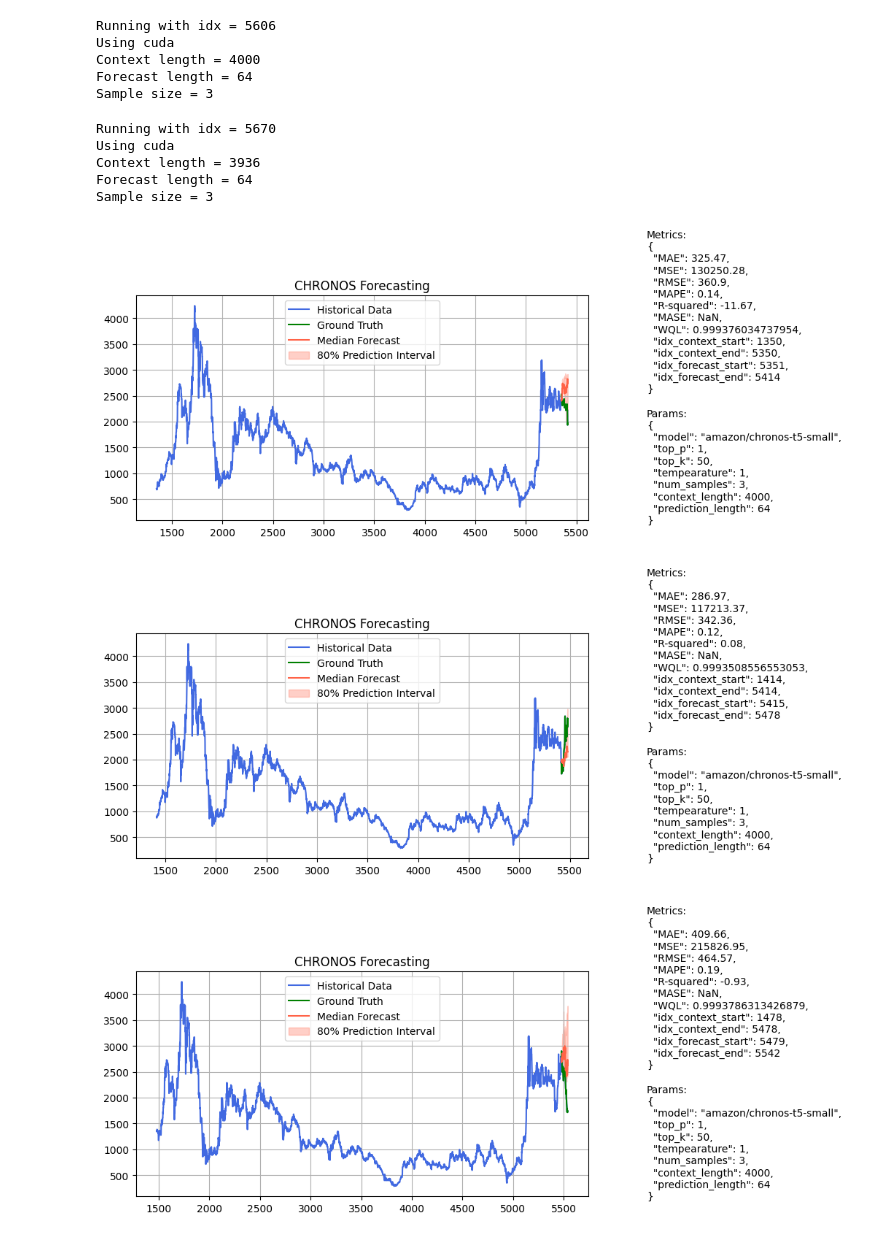
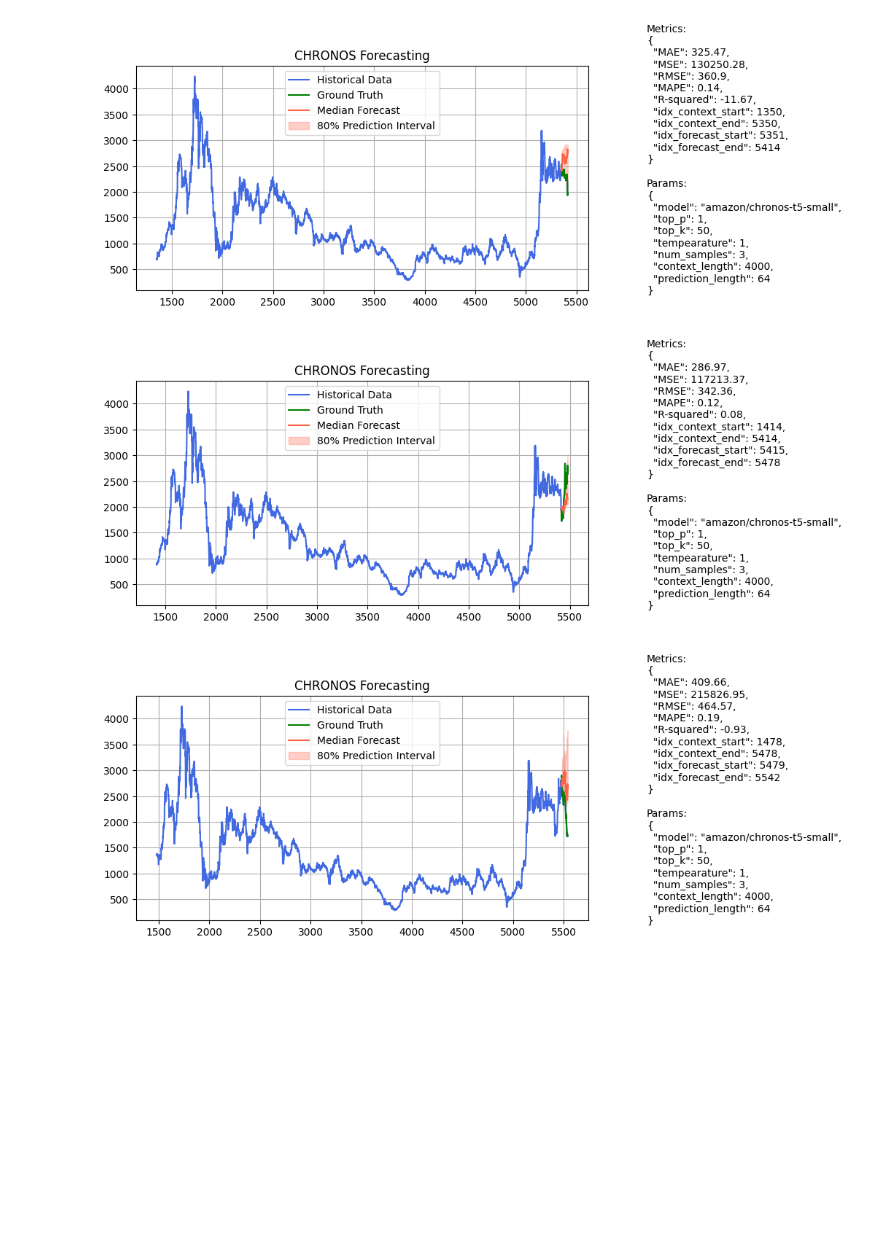
Before and after one commit to yogipuji15/chronos-research, a Jupyter notebook: zero_shot_2.ipynb, the cells around one changed output. Cells and saved outputs as stored; diff of their text form; code cells hidden in the pictures; blank space fills up the shorter version.

```diff
--- a/zero_shot_2.ipynb
+++ b/zero_shot_2.ipynb
@@ -41,7 +41,7 @@ class ChronosForecaster:
         result.plot()
         return result
 
-    def calculate_metrics(self, predicted, ground_truth, metrics_df):
+    def calculate_metrics(self, predicted, ground_truth):
         mae = mean_absolute_error(ground_truth, predicted)
         mse = mean_squared_error(ground_truth, predicted)
         rmse = np.sqrt(mse)
@@ -54,8 +54,6 @@ class ChronosForecaster:
             'RMSE': round(rmse,2),
             'MAPE': round(mape,2),
             'R-squared': round(r_squared,2),
-            'MASE': metrics_df.iloc[0, 0],
-            'WQL': metrics_df.iloc[0, 1]
         }
 
     # Split by percentage
@@ -121,42 +119,11 @@ class ChronosForecaster:
             limit_prediction_length=self.limit_pred_len
         )
 
-        # Generate forecast samples ==================
-        forecast_samples = []
-        for batch in tqdm(batcher(test_data.input, batch_size=32)):
-            context = [torch.tensor(entry["target"]) for entry in batch]
-            forecast_samples.append(
-                self.pipeline.predict(
-                    context,
-                    prediction_length=prediction_length,
-                    num_samples=num_samples,
-                ).numpy()
-            )
-        forecast_samples = np.concatenate(forecast_samples)
-
-        # Convert forecast samples into gluonts SampleForecast objects
-        sample_forecasts = []
-        for item, ts in zip(forecast_samples, test_data.input):
-            forecast_start_date = ts["start"] + len(ts["target"])
-            sample_forecasts.append(
-                SampleForecast(samples=item, start_date=forecast_start_date)
-            )
-
-        # Evaluate
-        metrics_df = evaluate_forecasts(
-            sample_forecasts,
-            test_data=test_data,
-            metrics=[
-                MASE(),
-                MeanWeightedSumQuantileLoss(np.arange(0.1, 1.0, 0.1)),
-            ],
-        )
-
         # self.forecast_index = range(len(self.y_train), len(self.y_train) + prediction_length)
         self.forecast_index = range(self.y_test.index[0], self.y_test.index[-1] + 1)
         self.low, self.median, self.high = np.quantile(self.forecast[0].numpy(), [0.1, 0.5, 0.9], axis=0)
         # self.median = self.forecast[0].numpy().mean(axis=0)           # Mean instead of median
-        self.metrics = self.calculate_metrics(self.median, self.y_test, metrics_df)
+        self.metrics = self.calculate_metrics(self.median, self.y_test)
         self.params = json.dumps({
                 "model": model_name,
                 "top_p": top_p,
@@ -217,7 +184,7 @@ class ChronosForecaster:
 
         return pd.DataFrame(sorted(list_metrics, key=lambda x: x[metric_name]))
 # %%
-df = pd.read_csv('/home/tifzaki/dataset/LQ45-daily/ANTM.csv')
+df = pd.read_csv('/home/yogi/chronos-research/dataset/LQ45-daily/ANTM.csv')
 
 PRED_DURATION = 365 * 1 # A multiplier of 24 as I was working with hourly dataset
 FORECAST_LEN = 64 # Trying to keep this less than 64 data points for best chronos performance
@@ -278,13 +242,3 @@ Sample size = 3
-Running with idx = 5606
-Using cuda
-Context length = 4000
-Forecast length = 64
-Sample size = 3
-Running with idx = 5670
-Using cuda
-Context length = 3936
-Forecast length = 64
-Sample size = 3
-[figure, old version]
+[figure, new version]
-[figure, old version]
+[figure, new version]
-[figure, old version]
+[figure, new version]
```
Also changed, not shown: parts of 2 cells of this notebook, 2 other files.
